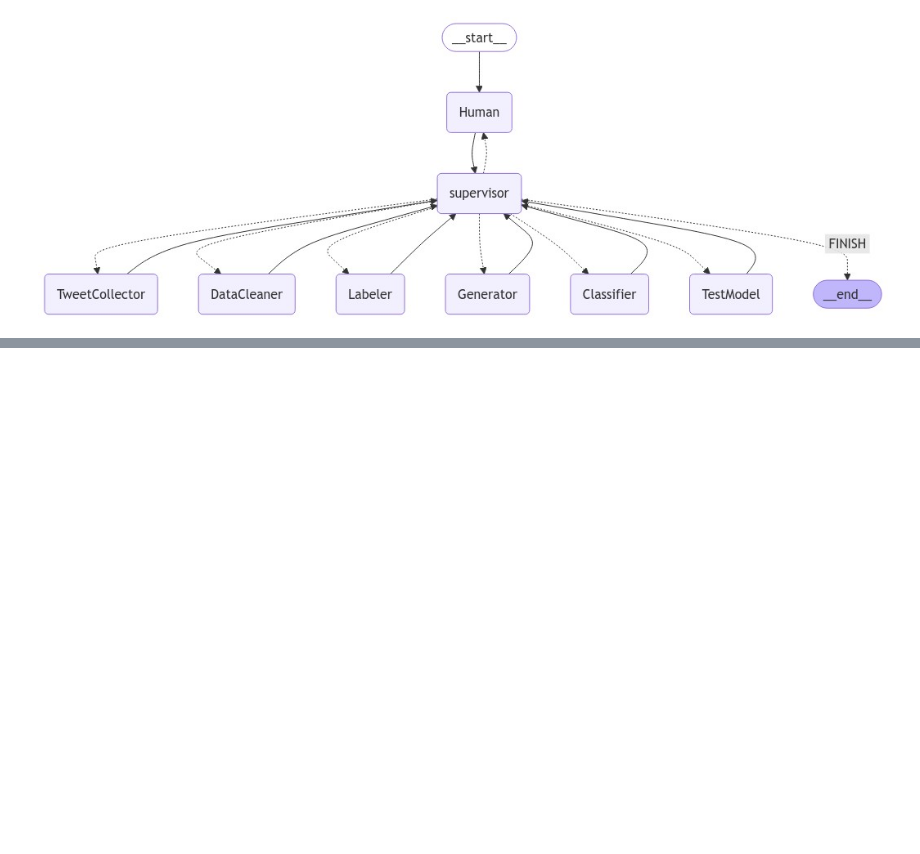
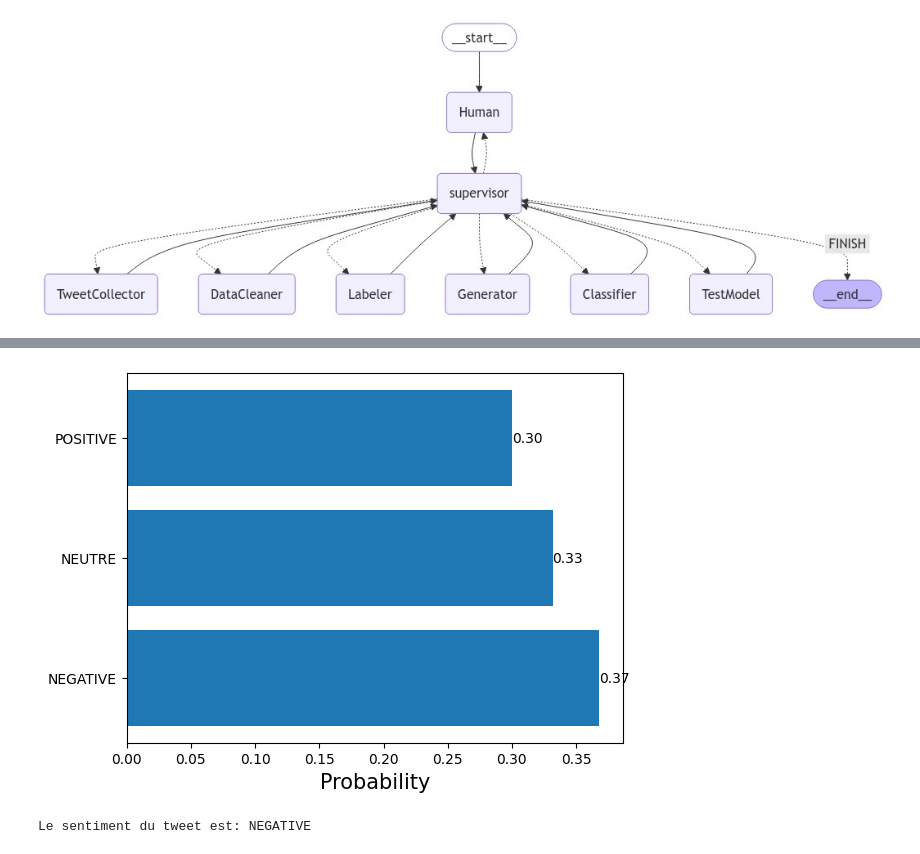
Before and after one commit to djibrilIbnSaid/sentimentAnalysis, a Jupyter notebook: demo.ipynb, the cells around one changed output, grey strips where cells are left out. Cells and saved outputs as stored; diff of their text form; code cells hidden in the pictures; blank space fills up the shorter version.

Commit message:
Test Model updated

```diff
--- a/demo.ipynb
+++ b/demo.ipynb
@@ -175,3 +229,38 @@ except Exception:
     print("Erreur sur l'affichage")
 # %% [output]
 [figure]
+# %%
+emotions = {-1:'NEGATIVE', 0: 'NEUTRE', 1: 'POSITIVE'}
+
+def predict(text, model_path, token_path):
+    from tensorflow.keras.preprocessing.sequence import pad_sequences
+    import matplotlib.pyplot as plt
+    import pickle
+    from tensorflow.keras.models import load_model
+
+    model = load_model(model_path)
+
+
+    with open(token_path, 'rb') as f:
+        tokenizer = pickle.load(f)
+
+    sequences = tokenizer.texts_to_sequences([text])
+    x_new = pad_sequences(sequences, maxlen=500)
+    predictions = model.predict([x_new])
+
+
+    label = list(emotions.values())
+    probs = list(predictions[0])
+    labels = label
+    plt.subplot(1, 1, 1)
+    bars = plt.barh(labels, probs)
+    plt.xlabel('Probability', fontsize=15)
+    ax = plt.gca()
+    ax.bar_label(bars, fmt = '%.2f')
+    plt.show()
+    return probs
+
+tweet = "Le gouvernement français de Michel Barnier s'efforce de promouvoir l'économie et la croissance sociale. Qu'en pensez-vous ?"
+prediction = predict(tweet, "data/tweet_classifier.h5", "data/tokenizer.pkl")
+print(f"Le sentiment du tweet est: {emotions[prediction.index(max(prediction))-1]}")
+# %% [output]
@@ -177,0 +271,2 @@ except Exception:
+[figure, added]
+Le sentiment du tweet est: NEGATIVE
```
Also changed, not shown: parts of 2 cells of this notebook, 2 other files.
